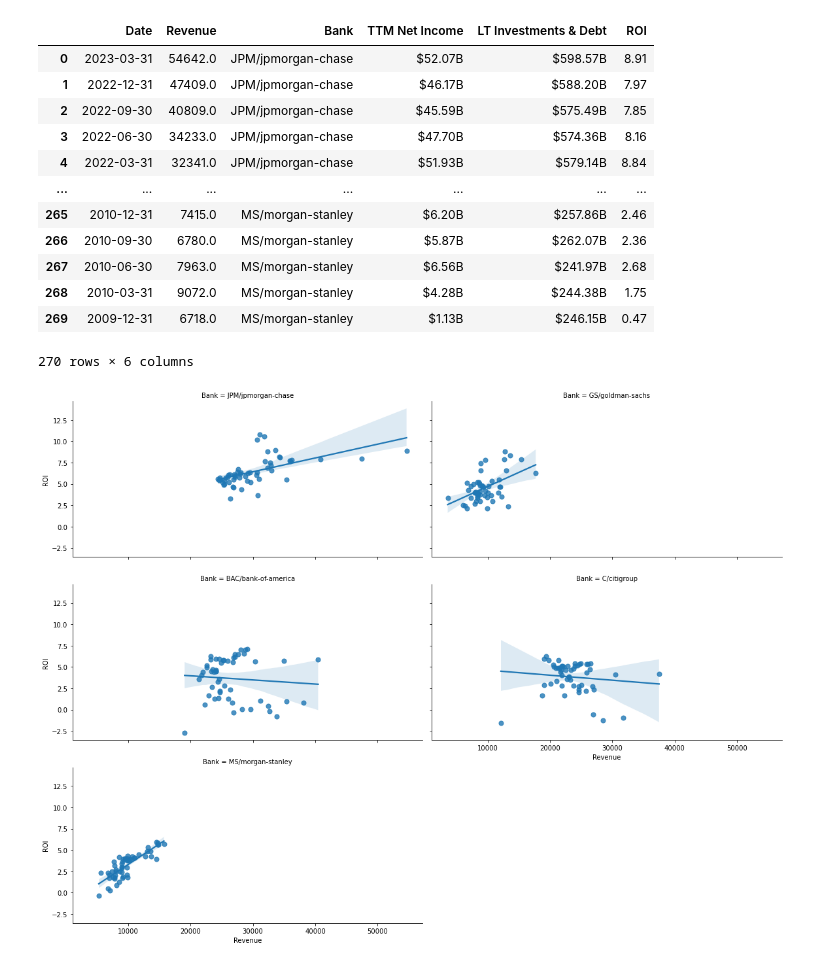
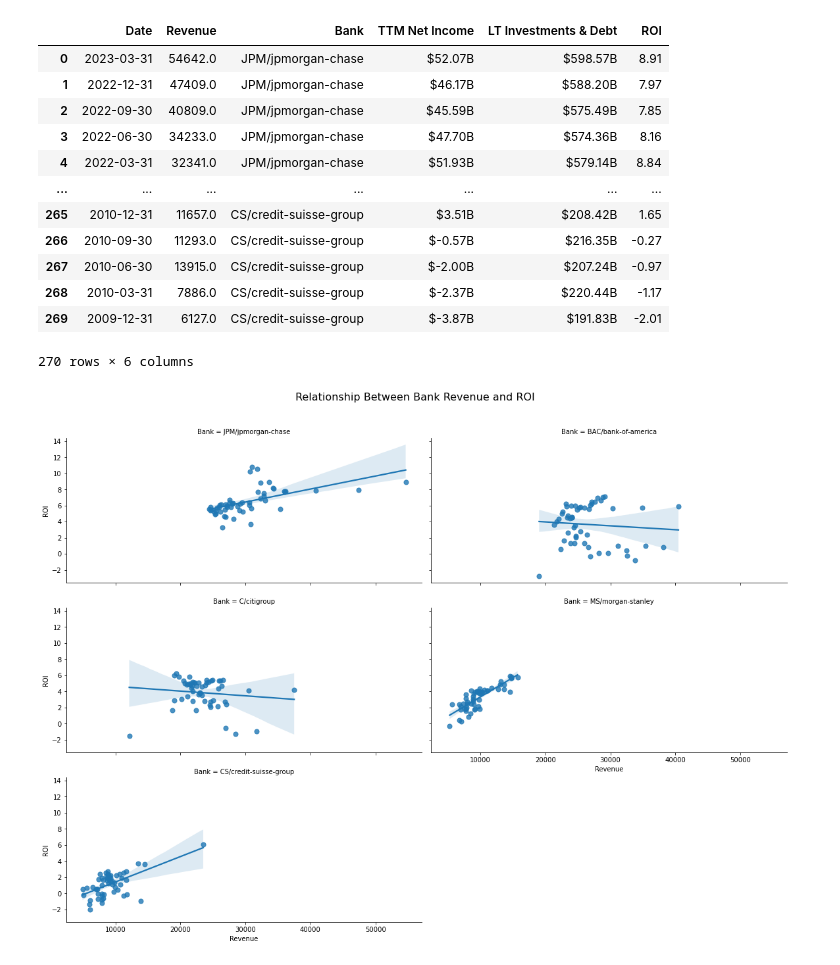
Before and after one commit to siyuan221/inv_bank, a Jupyter notebook: proj.ipynb, the cells around one changed output. Saved outputs shown, nothing was run; the diff lists cells and outputs as text; code cells hidden in the pictures.

Commit message:
merged version, replace goldman sachs to credit issue

```diff
--- a/proj.ipynb
+++ b/proj.ipynb
@@ -10,6 +18,7 @@ import pandas_datareader.data as web
 # %%
 # get bank urls
-banks = ['JPM/jpmorgan-chase','GS/goldman-sachs','BAC/bank-of-america','C/citigroup','MS/morgan-stanley']
+banks = ['JPM/jpmorgan-chase','BAC/bank-of-america','C/citigroup','MS/morgan-stanley', 'CS/credit-suisse-group']
+# the page for 'GS/goldman-sachs' died right on today Friday :(
 revenue_url = 'https://www.macrotrends.net/stocks/charts/{}/revenue'
 roi_url = 'https://www.macrotrends.net/stocks/charts/{}/roi'
 
@@ -20,5 +29,5 @@ def get_url(url):
 
     return urls
 
-get_url(roi_url)
+get_url(revenue_url)
 # %% [output]
@@ -131,21 +156,19 @@ banking
 | 3 | 2022-06-30 | 34233.0 | JPM/jpmorgan-chase | $47.70B | $574.36B | 8.16 |
 | 4 | 2022-03-31 | 32341.0 | JPM/jpmorgan-chase | $51.93B | $579.14B | 8.84 |
 | ... | ... | ... | ... | ... | ... | ... |
-| 265 | 2010-12-31 | 7415.0 | MS/morgan-stanley | $6.20B | $257.86B | 2.46 |
-| 266 | 2010-09-30 | 6780.0 | MS/morgan-stanley | $5.87B | $262.07B | 2.36 |
-| 267 | 2010-06-30 | 7963.0 | MS/morgan-stanley | $6.56B | $241.97B | 2.68 |
-| 268 | 2010-03-31 | 9072.0 | MS/morgan-stanley | $4.28B | $244.38B | 1.75 |
-| 269 | 2009-12-31 | 6718.0 | MS/morgan-stanley | $1.13B | $246.15B | 0.47 |
+| 265 | 2010-12-31 | 11657.0 | CS/credit-suisse-group | $3.51B | $208.42B | 1.65 |
+| 266 | 2010-09-30 | 11293.0 | CS/credit-suisse-group | $-0.57B | $216.35B | -0.27 |
+| 267 | 2010-06-30 | 13915.0 | CS/credit-suisse-group | $-2.00B | $207.24B | -0.97 |
+| 268 | 2010-03-31 | 7886.0 | CS/credit-suisse-group | $-2.37B | $220.44B | -1.17 |
+| 269 | 2009-12-31 | 6127.0 | CS/credit-suisse-group | $-3.87B | $191.83B | -2.01 |
 270 rows × 6 columns
 # %%
-# fig, ax = plt.subplots(1,5, figsize=(12,8))
-
 g = sns.FacetGrid(banking, col="Bank", col_wrap=2, height=4, aspect=2)
 g.map(sns.regplot, "Revenue", "ROI", ci=95, scatter_kws={"s": 50})
 
-
-# ax.set_title('Relationship between ROI and Revenue', fontsize=15)
+g.fig.subplots_adjust(top=0.9)
+g.fig.suptitle('Relationship Between Bank Revenue and ROI', fontsize=16)
 
 plt.show()
 # %% [output]
-[figure, old version]
+[figure, new version]
```
Also changed, not shown: parts of 22 cells of this notebook.
